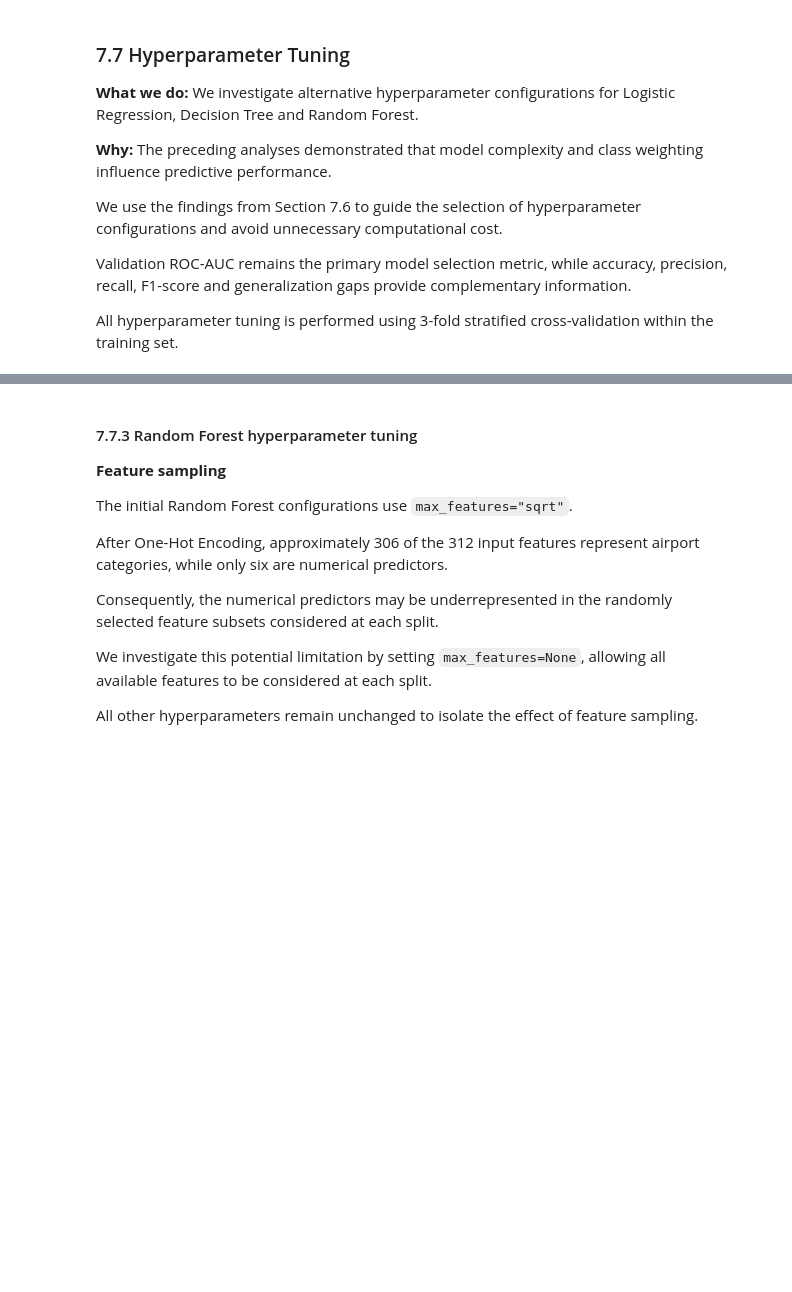
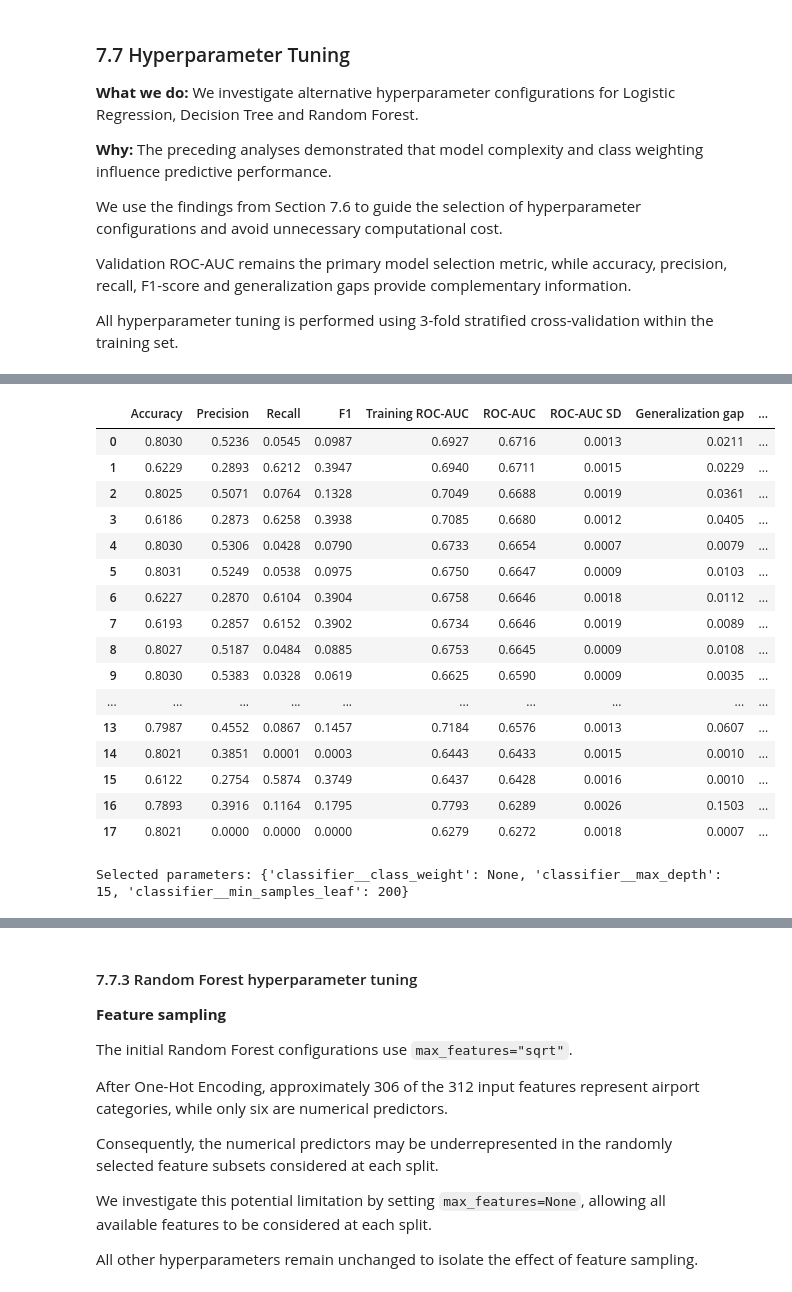
Before and after one commit to Malou100701/MachineLearning2026, a Jupyter notebook: flight_delay_analysis_starter.ipynb, the cells around one changed output, grey strips where cells are left out. Saved outputs shown, nothing was run; the diff lists cells and outputs as text; code cells hidden in the pictures; blank space fills up the shorter version.

```diff
--- a/flight_delay_analysis_starter.ipynb
+++ b/flight_delay_analysis_starter.ipynb
@@ -1937,0 +2235,76 @@ All hyperparameter tuning is performed using 3-fold stratified cross-validation
+# %%
+# Reuse the previous Decision Tree depth experiment
+dt_reference_results = depth_comparison.rename(
+    columns={"Validation ROC-AUC": "ROC-AUC"}
+).copy()
+
+dt_reference_results["Parameters"] = (
+    dt_reference_results["Max depth"].apply(
+        lambda depth: {
+            "classifier__max_depth": int(depth),
+            "classifier__min_samples_leaf": 1,
+            "classifier__class_weight": None
+        }
+    )
+)
+
+dt_reference_results = dt_reference_results.drop(
+    columns="Max depth"
+)
+
+# Include the initial balanced Decision Tree
+dt_balanced_reference = pd.DataFrame([
+    {
+        "Parameters": {
+            "classifier__max_depth": 5,
+            "classifier__min_samples_leaf": 1,
+            "classifier__class_weight": "balanced"
+        },
+        **model_results["Decision Tree (balanced)"]
+    }
+])
+
+# Compare all investigated configurations
+dt_all_results = pd.concat(
+    [
+        dt_reference_results,
+        dt_balanced_reference,
+        dt_tuning_results
+    ],
+    ignore_index=True
+).sort_values(
+    "ROC-AUC",
+    ascending=False
+).reset_index(drop=True)
+
+display(dt_all_results.round(4))
+
+# Select the best overall Decision Tree configuration
+dt_best_params = dt_all_results.iloc[0]["Parameters"]
+
+model_results["Decision Tree (tuned)"] = (
+    dt_all_results.iloc[0]
+    .drop("Parameters")
+    .to_dict()
+)
+
+print("Selected parameters:", dt_best_params)
+# %% [output]
+|  | Accuracy | Precision | Recall | F1 | Training ROC-AUC | ROC-AUC | ROC-AUC SD | Generalization gap | ... |
+| 0 | 0.8030 | 0.5236 | 0.0545 | 0.0987 | 0.6927 | 0.6716 | 0.0013 | 0.0211 | ... |
+| 1 | 0.6229 | 0.2893 | 0.6212 | 0.3947 | 0.6940 | 0.6711 | 0.0015 | 0.0229 | ... |
+| 2 | 0.8025 | 0.5071 | 0.0764 | 0.1328 | 0.7049 | 0.6688 | 0.0019 | 0.0361 | ... |
+| 3 | 0.6186 | 0.2873 | 0.6258 | 0.3938 | 0.7085 | 0.6680 | 0.0012 | 0.0405 | ... |
+| 4 | 0.8030 | 0.5306 | 0.0428 | 0.0790 | 0.6733 | 0.6654 | 0.0007 | 0.0079 | ... |
+| 5 | 0.8031 | 0.5249 | 0.0538 | 0.0975 | 0.6750 | 0.6647 | 0.0009 | 0.0103 | ... |
+| 6 | 0.6227 | 0.2870 | 0.6104 | 0.3904 | 0.6758 | 0.6646 | 0.0018 | 0.0112 | ... |
+| 7 | 0.6193 | 0.2857 | 0.6152 | 0.3902 | 0.6734 | 0.6646 | 0.0019 | 0.0089 | ... |
+| 8 | 0.8027 | 0.5187 | 0.0484 | 0.0885 | 0.6753 | 0.6645 | 0.0009 | 0.0108 | ... |
+| 9 | 0.8030 | 0.5383 | 0.0328 | 0.0619 | 0.6625 | 0.6590 | 0.0009 | 0.0035 | ... |
+| ... | ... | ... | ... | ... | ... | ... | ... | ... | ... |
+| 13 | 0.7987 | 0.4552 | 0.0867 | 0.1457 | 0.7184 | 0.6576 | 0.0013 | 0.0607 | ... |
+| 14 | 0.8021 | 0.3851 | 0.0001 | 0.0003 | 0.6443 | 0.6433 | 0.0015 | 0.0010 | ... |
+| 15 | 0.6122 | 0.2754 | 0.5874 | 0.3749 | 0.6437 | 0.6428 | 0.0016 | 0.0010 | ... |
+| 16 | 0.7893 | 0.3916 | 0.1164 | 0.1795 | 0.7793 | 0.6289 | 0.0026 | 0.1503 | ... |
+| 17 | 0.8021 | 0.0000 | 0.0000 | 0.0000 | 0.6279 | 0.6272 | 0.0018 | 0.0007 | ... |
+Selected parameters: {'classifier__class_weight': None, 'classifier__max_depth': 15, 'classifier__min_samples_leaf': 200}
```
Also changed, not shown: parts of 14 cells of this notebook.
